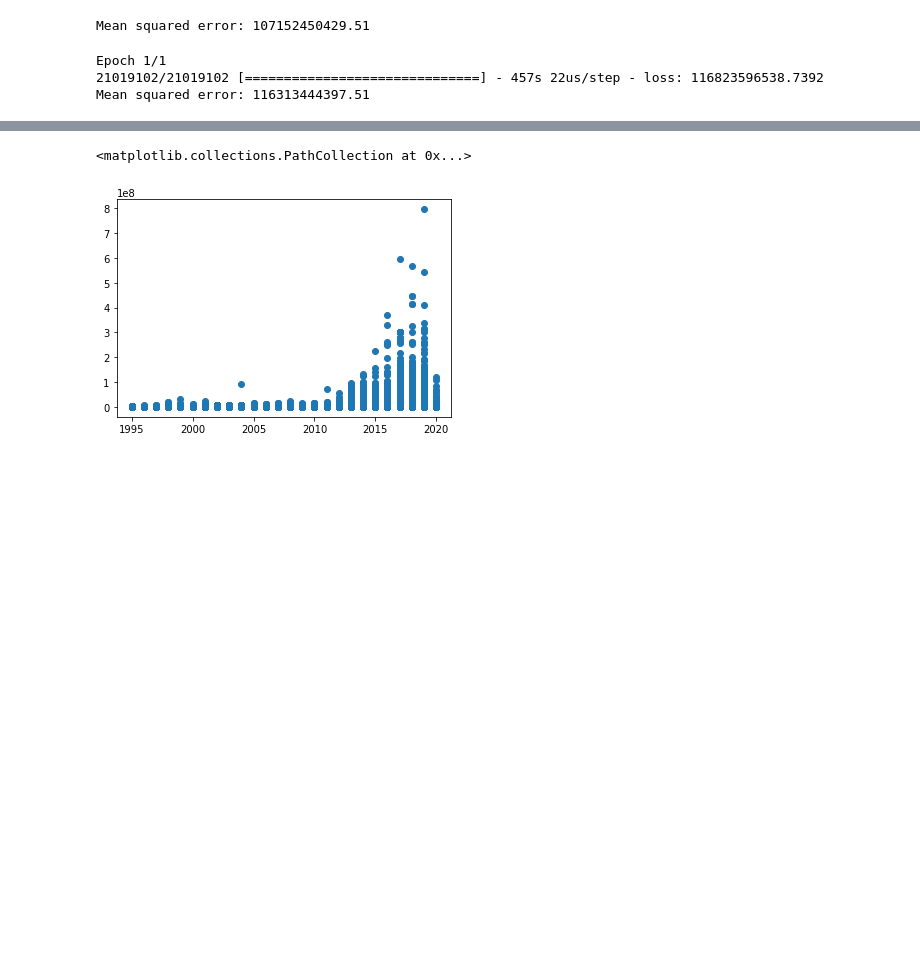
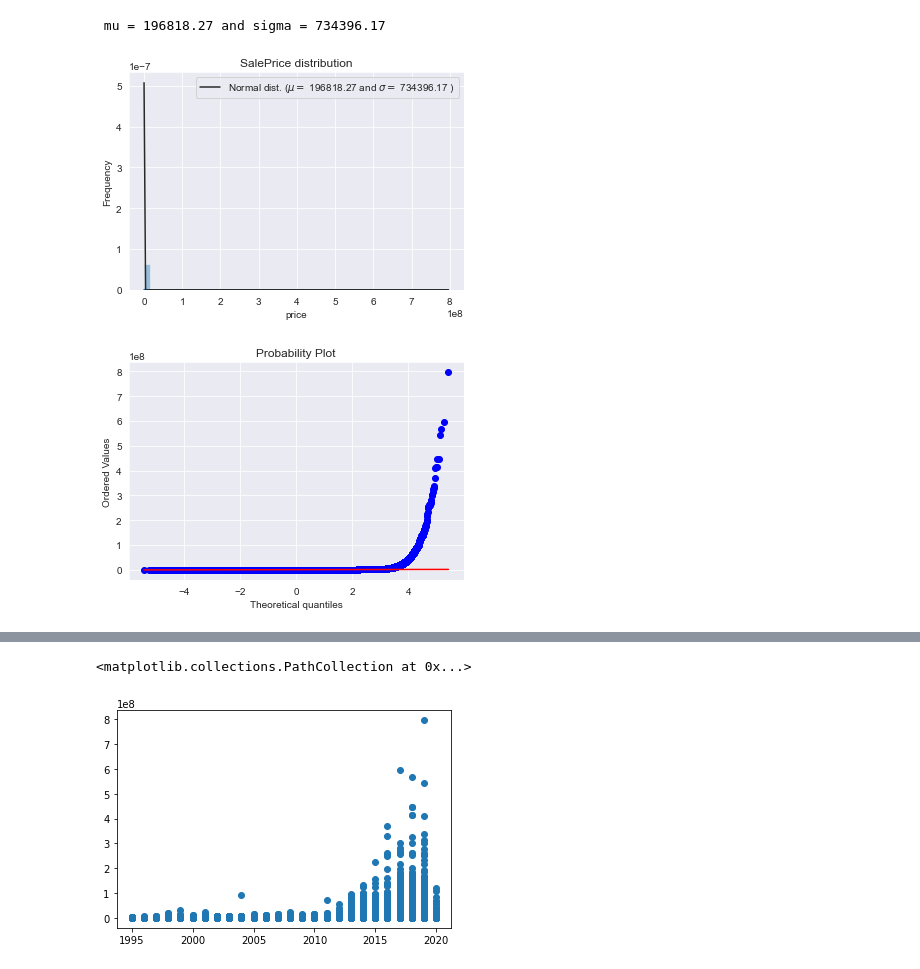
Before and after one commit to feay1234/WikiHow-Task-Based, a Jupyter notebook: Amazon - House Price Prediction.ipynb, the cells around one changed output, grey strips where cells are left out. Saved outputs shown, nothing was run; the diff lists cells and outputs as text; code cells hidden in the pictures; blank space fills up the shorter version.

Commit message:
refactor and update new traintest generator

```diff
--- a/Amazon - House Price Prediction.ipynb
+++ b/Amazon - House Price Prediction.ipynb
@@ -141,40 +322,28 @@ r2_score(ENet.predict(x_test), y_test)
-# %%
-# Mean squared error: 3117030559359.05
-from sklearn import linear_model
-model = linear_model.BayesianRidge()
-model.fit(x_train, y_train)
-y_pred = model.predict(x_train)
-print('Mean squared error: %.2f'
-      % mean_squared_error(y_train, y_pred))
-# %% [output]
-Mean squared error: 107152450429.51
-# %%
-import keras
-from pandas import read_csv
-from keras.models import Sequential
-from keras.layers import Dense
-from keras.wrappers.scikit_learn import KerasRegressor
-from sklearn.model_selection import cross_val_score
-from sklearn.model_selection import KFold
-from sklearn.preprocessing import StandardScaler
-from sklearn.pipeline import Pipeline
-
-# define the model
-def baseline():
-    # create model
-    model = Sequential()
-    model.add(Dense(4, input_dim=4, kernel_initializer='normal', activation='relu'))
-    model.add(Dense(1, kernel_initializer='normal'))
-    # Compile model
-    model.compile(loss='mean_squared_error', optimizer='adam')
-    return model
-model = baseline()
-for i in range(1):
-    model.fit(x_train, y_train)
-    y_pred = model.predict(x_train)
-    print('Mean squared error: %.2f'
-          % mean_squared_error(y_train, y_pred))
-# %% [output]
-Epoch 1/1
-21019102/21019102 [==============================] - 457s 22us/step - loss: 116823596538.7392
-Mean squared error: 116313444397.51
+# %%
+import seaborn as sns
+from scipy.stats import norm, skew #for some statistics
+from scipy import stats
+
+color = sns.color_palette()
+sns.set_style('darkgrid')
+
+sns.distplot(df['price'] , fit=norm);
+
+# Get the fitted parameters used by the function
+(mu, sigma) = norm.fit(df['price'])
+print( '\n mu = {:.2f} and sigma = {:.2f}\n'.format(mu, sigma))
+
+#Now plot the distribution
+plt.legend(['Normal dist. ($\mu=$ {:.2f} and $\sigma=$ {:.2f} )'.format(mu, sigma)],
+            loc='best')
+plt.ylabel('Frequency')
+plt.title('SalePrice distribution')
+
+#Get also the QQ-plot
+fig = plt.figure()
+res = stats.probplot(df['price'], plot=plt)
+plt.show()
+# %% [output]
+ mu = 196818.27 and sigma = 734396.17
+[figure, added]
+[figure, added]
```
Also changed, not shown: parts of 57 cells of this notebook, 1 other file.
